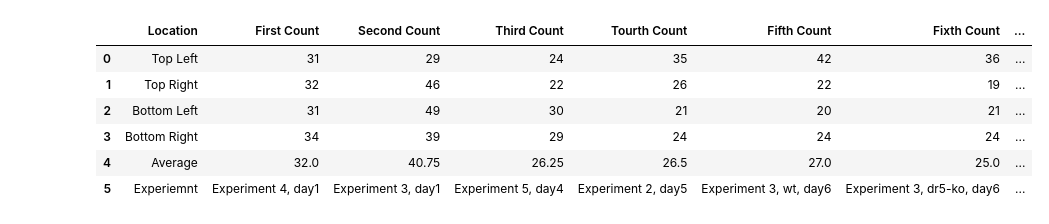
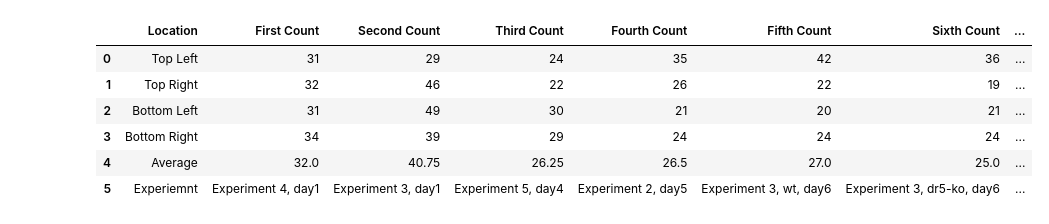
Before and after one commit to LoqmanSamani/tech-bio, a Jupyter notebook: cell-stress/exp2/exp2.ipynb, the cells around one changed output. Saved outputs shown, nothing was run; the diff lists cells and outputs as text; code cells hidden in the pictures.

```diff
--- a/cell-stress/exp2/exp2.ipynb
+++ b/cell-stress/exp2/exp2.ipynb
@@ -5,19 +5,17 @@ import matplotlib.pyplot as plt
 # %%
 counted_cells = pd.DataFrame({
     "Location": ["Top Left", "Top Right", "Bottom Left", "Bottom Right", "Average", "Experiemnt"],
     "First Count": [31, 32, 31, 34, np.mean([31, 32, 31, 34]), "Experiment 4, day1"],
     "Second Count": [29, 46, 49, 39, np.mean([29, 46, 49, 39]), "Experiment 3, day1"],
     "Third Count": [24, 22, 30, 29, np.mean([24, 22, 30, 29]), "Experiment 5, day4"],
-    "Tourth Count": [35, 26, 21, 24, np.mean([35, 26, 21, 24]), "Experiment 2, day5"],
+    "Fourth Count": [35, 26, 21, 24, np.mean([35, 26, 21, 24]), "Experiment 2, day5"],
     "Fifth Count": [42, 22, 20, 24, np.mean([42,22, 20, 24]), "Experiment 3, wt, day6"],
-    "Fixth Count": [36, 19, 21, 24, np.mean([36, 19, 21, 24]), "Experiment 3, dr5-ko, day6"],
-    "Seventh Count": [29, 46, 49, 39, np.mean([29, 46, 49, 39]), "-"],
-    "Eighth Count": [35, 25, 25, 27, np.mean([35, 25, 25, 27]), "-"]
-
+    "Sixth Count": [36, 19, 21, 24, np.mean([36, 19, 21, 24]), "Experiment 3, dr5-ko, day6"],
+    "Seventh Count": [31, 26, 25, 26, np.mean([31, 26, 25, 26]), "Experiment 7, day11"]
 })
 counted_cells
 # %% [output]
-|  | Location | First Count | Second Count | Third Count | Tourth Count | Fifth Count | Fixth Count | ... |
+|  | Location | First Count | Second Count | Third Count | Fourth Count | Fifth Count | Sixth Count | ... |
 | 0 | Top Left | 31 | 29 | 24 | 35 | 42 | 36 | ... |
 | 1 | Top Right | 32 | 46 | 22 | 26 | 22 | 19 | ... |
 | 2 | Bottom Left | 31 | 49 | 30 | 21 | 20 | 21 | ... |
```
Also changed, not shown: 8 other files.
